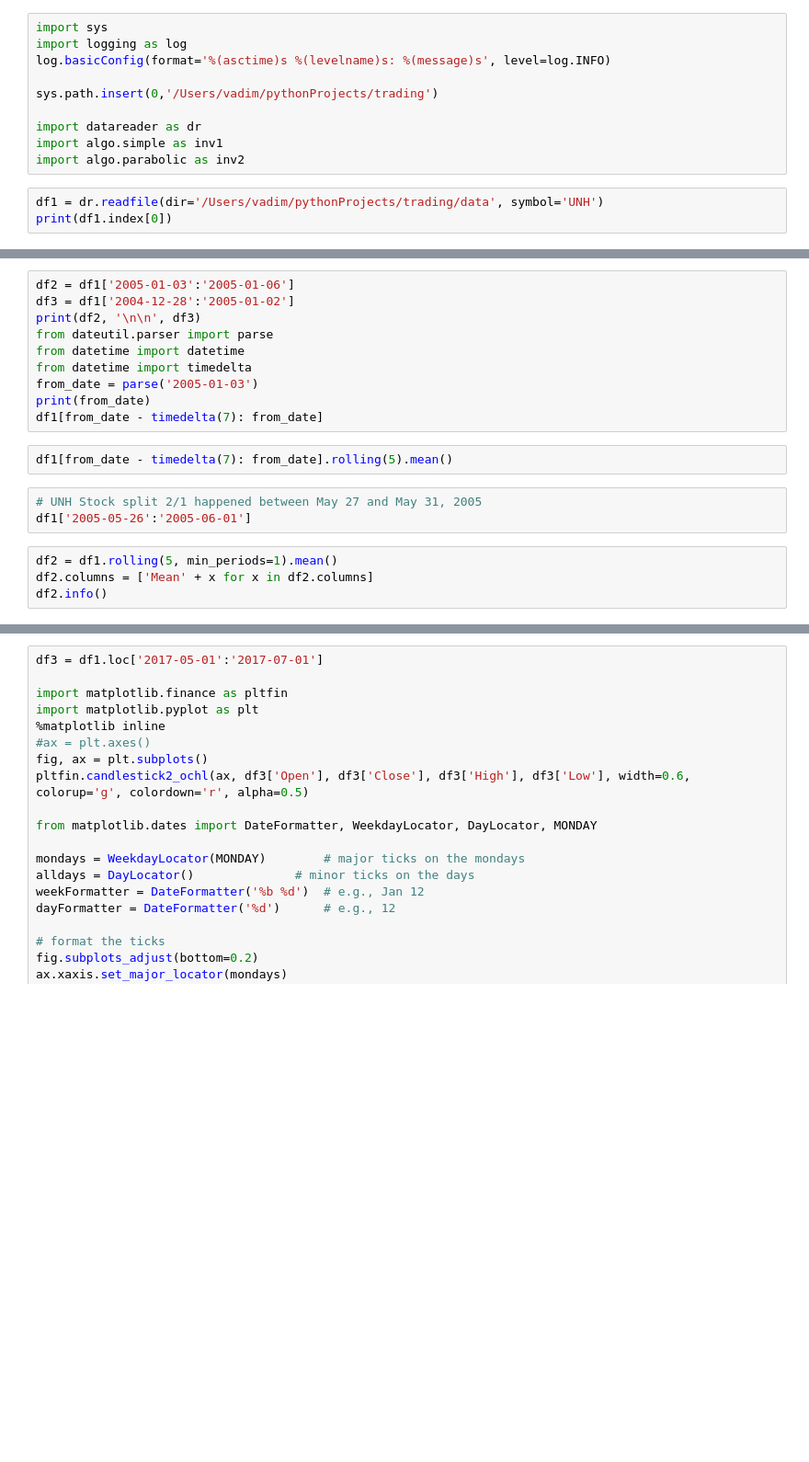
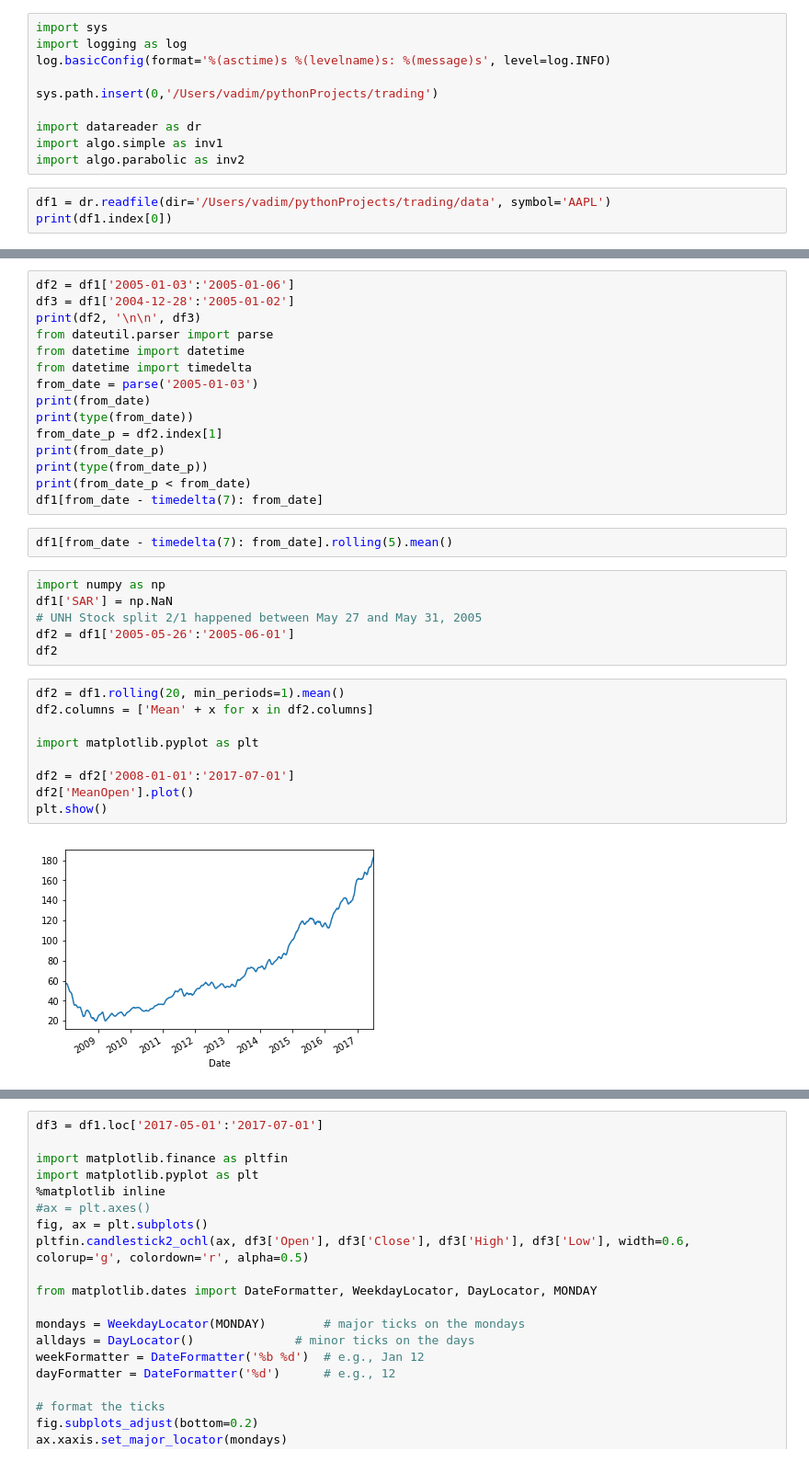
Before and after one commit to vadozy/pydata-book, a Jupyter notebook: vadim/trading.ipynb, the cells around one changed output, grey strips where cells are left out. Shown at 92% size. Cells and saved outputs as stored; diff of their text form; blank space fills up the shorter version.

```diff
--- a/vadim/trading.ipynb
+++ b/vadim/trading.ipynb
@@ -9,5 +9,5 @@ import datareader as dr
 import algo.simple as inv1
 import algo.parabolic as inv2
 # %%
-df1 = dr.readfile(dir='/Users/vadim/pythonProjects/trading/data', symbol='UNH')
+df1 = dr.readfile(dir='/Users/vadim/pythonProjects/trading/data', symbol='AAPL')
 print(df1.index[0])
@@ -20,14 +27,29 @@ from datetime import datetime
 from datetime import timedelta
 from_date = parse('2005-01-03')
 print(from_date)
+print(type(from_date))
+from_date_p = df2.index[1]
+print(from_date_p)
+print(type(from_date_p))
+print(from_date_p < from_date)
 df1[from_date - timedelta(7): from_date]
 # %%
 df1[from_date - timedelta(7): from_date].rolling(5).mean()
 # %%
+import numpy as np
+df1['SAR'] = np.NaN
 # UNH Stock split 2/1 happened between May 27 and May 31, 2005
-df1['2005-05-26':'2005-06-01']
+df2 = df1['2005-05-26':'2005-06-01']
+df2
 # %%
-df2 = df1.rolling(5, min_periods=1).mean()
+df2 = df1.rolling(20, min_periods=1).mean()
 df2.columns = ['Mean' + x for x in df2.columns]
-df2.info()
+
+import matplotlib.pyplot as plt
+
+df2 = df2['2008-01-01':'2017-07-01']
+df2['MeanOpen'].plot()
+plt.show()
+# %% [output]
+[figure, added]
 # %%
```
Also changed, not shown: parts of 4 cells of this notebook.
